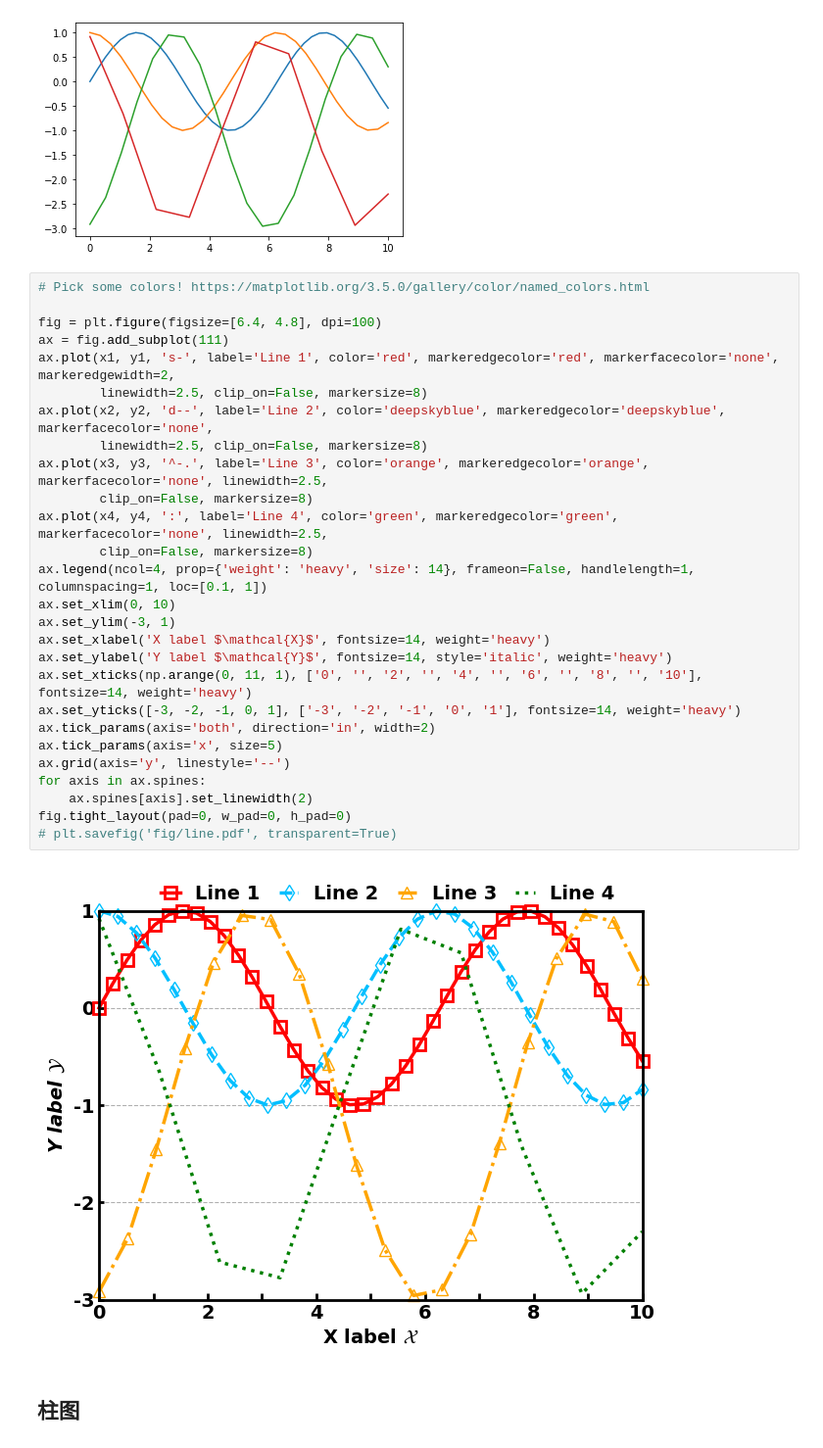
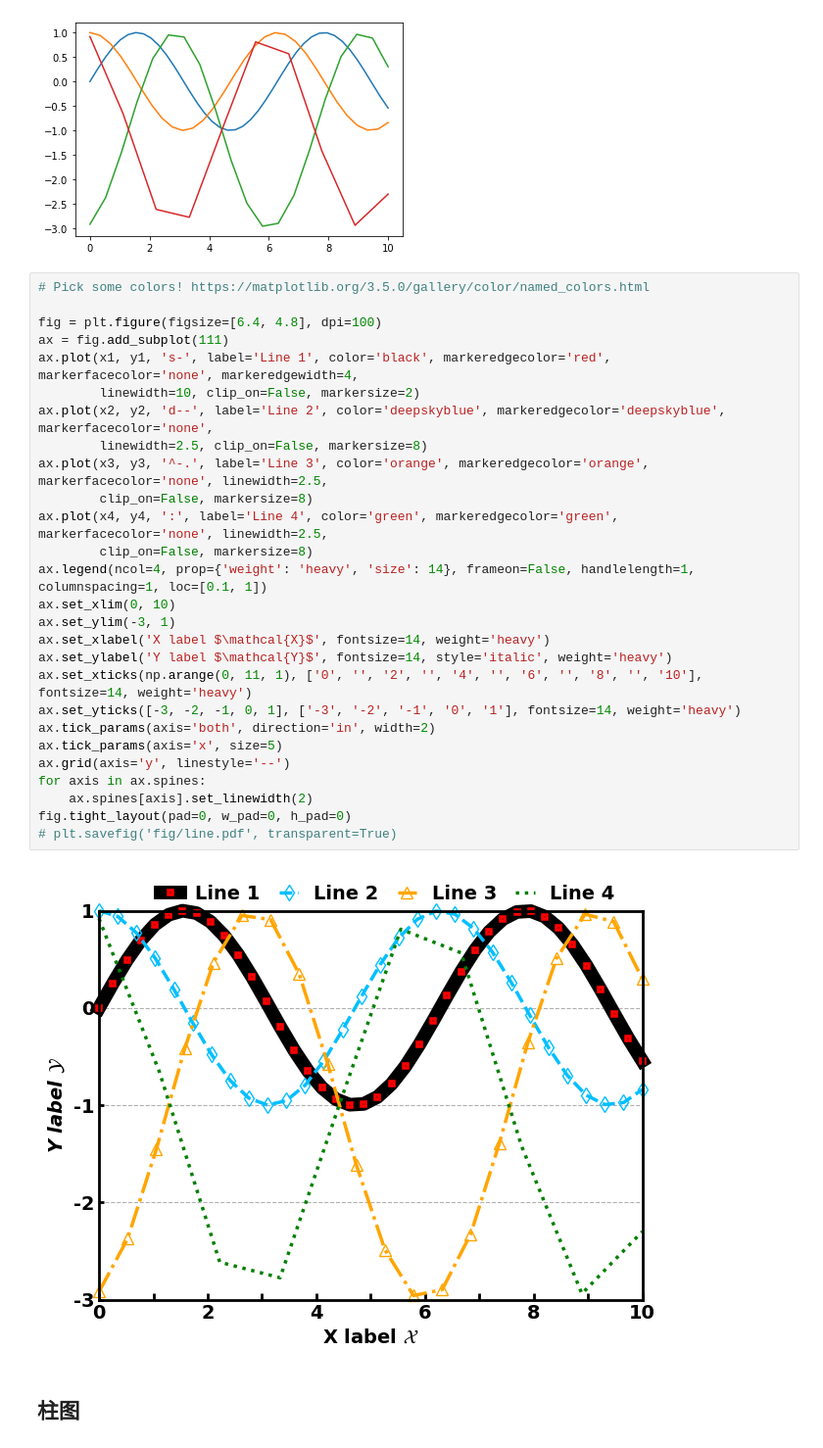
Before and after one commit to jiashu-z/how-to-plot, a Jupyter notebook: plotting-in-python.ipynb, the cells around one changed output. Shown: that part at 98% size. Saved outputs shown, nothing was run; the diff lists cells and outputs as text.

```diff
--- a/plotting-in-python.ipynb
+++ b/plotting-in-python.ipynb
@@ -302,32 +303,32 @@ plt.plot(x4, y4)
 # %%
 # Pick some colors! https://matplotlib.org/3.5.0/gallery/color/named_colors.html
 
 fig = plt.figure(figsize=[6.4, 4.8], dpi=100)
 ax = fig.add_subplot(111)
-ax.plot(x1, y1, 's-', label='Line 1', color='red', markeredgecolor='red', markerfacecolor='none', markeredgewidth=2,
-        linewidth=2.5, clip_on=False, markersize=8)
+ax.plot(x1, y1, 's-', label='Line 1', color='black', markeredgecolor='red', markerfacecolor='none', markeredgewidth=4,
+        linewidth=10, clip_on=False, markersize=2)
 ax.plot(x2, y2, 'd--', label='Line 2', color='deepskyblue', markeredgecolor='deepskyblue', markerfacecolor='none',
         linewidth=2.5, clip_on=False, markersize=8)
 ax.plot(x3, y3, '^-.', label='Line 3', color='orange', markeredgecolor='orange', markerfacecolor='none', linewidth=2.5,
         clip_on=False, markersize=8)
 ax.plot(x4, y4, ':', label='Line 4', color='green', markeredgecolor='green', markerfacecolor='none', linewidth=2.5,
         clip_on=False, markersize=8)
 ax.legend(ncol=4, prop={'weight': 'heavy', 'size': 14}, frameon=False, handlelength=1, columnspacing=1, loc=[0.1, 1])
 ax.set_xlim(0, 10)
 ax.set_ylim(-3, 1)
 ax.set_xlabel('X label $\mathcal{X}$', fontsize=14, weight='heavy')
 ax.set_ylabel('Y label $\mathcal{Y}$', fontsize=14, style='italic', weight='heavy')
 ax.set_xticks(np.arange(0, 11, 1), ['0', '', '2', '', '4', '', '6', '', '8', '', '10'], fontsize=14, weight='heavy')
 ax.set_yticks([-3, -2, -1, 0, 1], ['-3', '-2', '-1', '0', '1'], fontsize=14, weight='heavy')
 ax.tick_params(axis='both', direction='in', width=2)
 ax.tick_params(axis='x', size=5)
 ax.grid(axis='y', linestyle='--')
 for axis in ax.spines:
     ax.spines[axis].set_linewidth(2)
 fig.tight_layout(pad=0, w_pad=0, h_pad=0)
 # plt.savefig('fig/line.pdf', transparent=True)
 # %% [output]
-[figure, old version]
+[figure, new version]
 # %% [markdown]
 ## 柱图
 # %%
```
Also changed, not shown: parts of 8 cells of this notebook.
